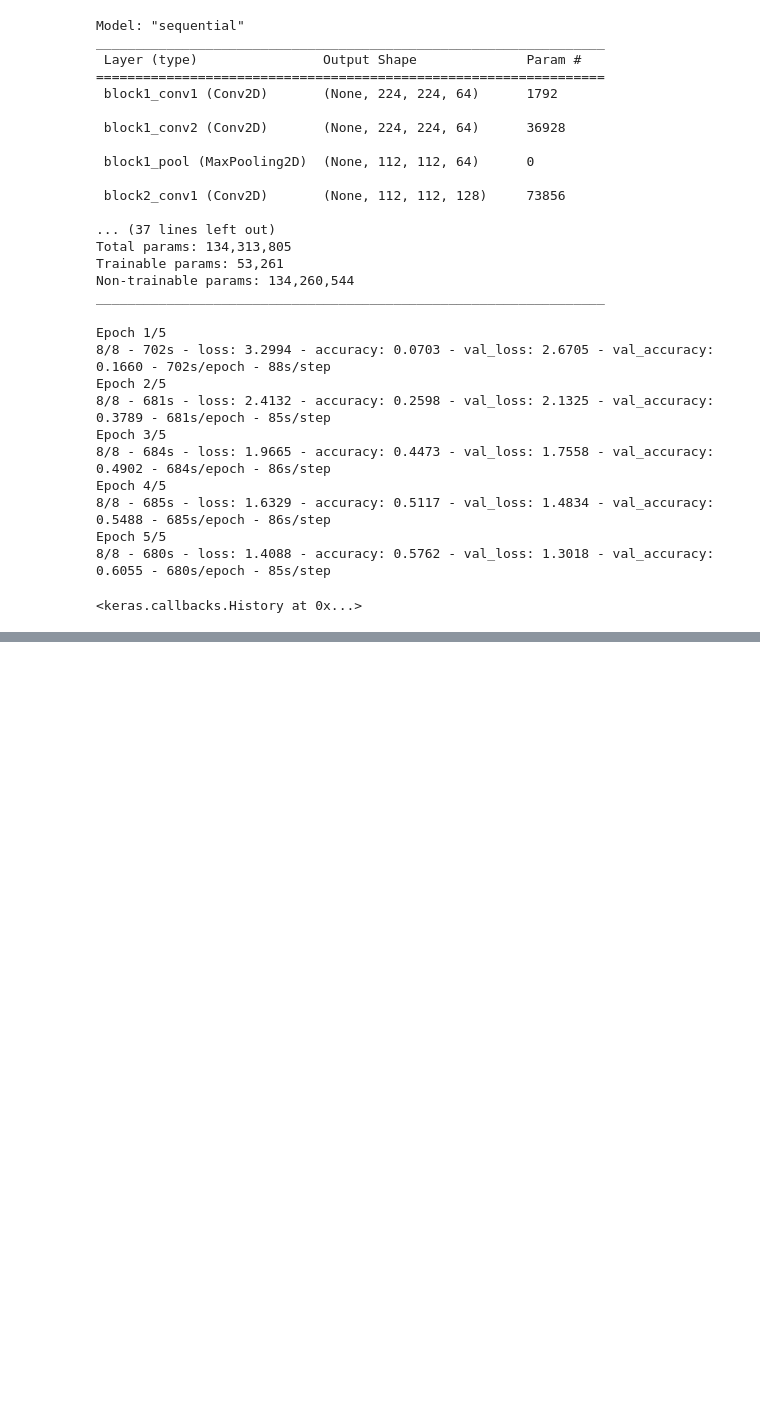
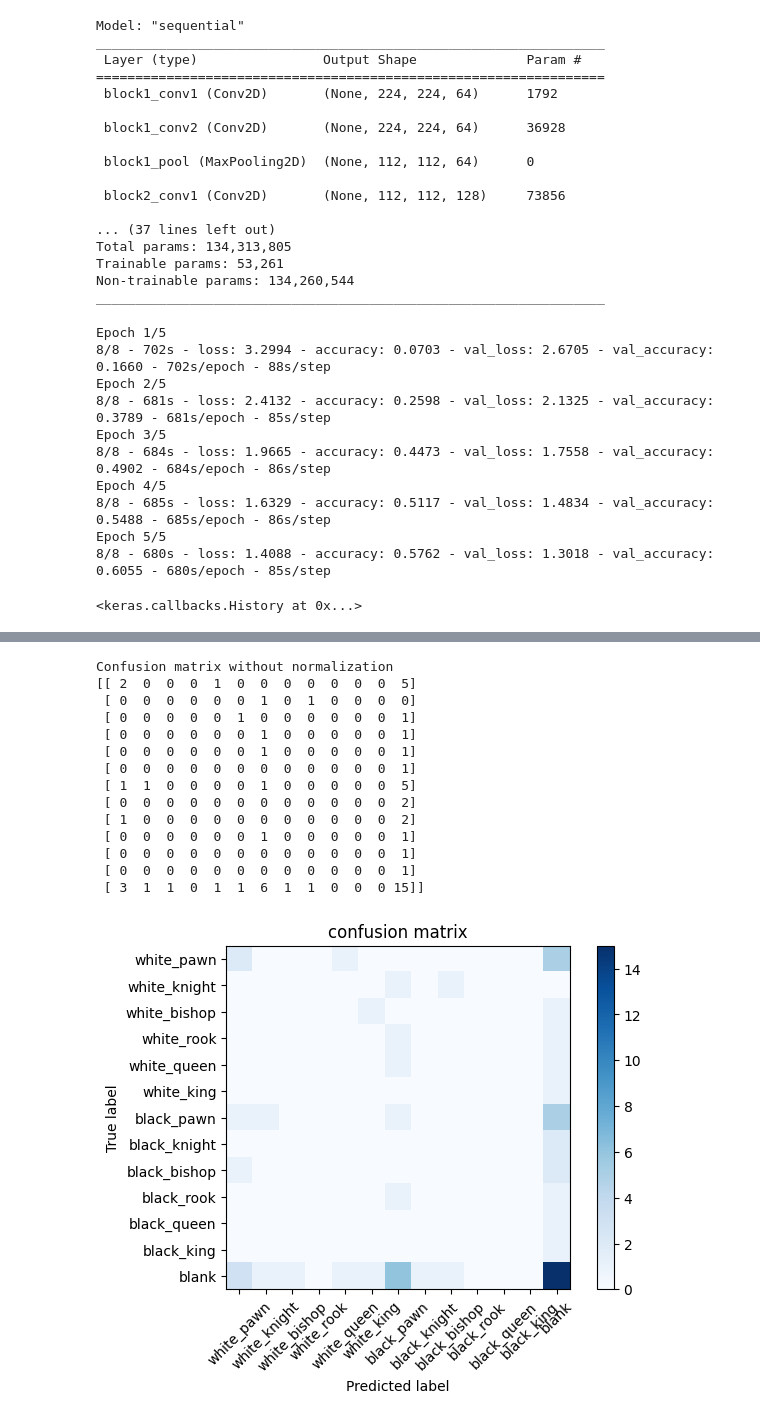
Before and after one commit to edward-lemonade/ChessClaw, a Jupyter notebook: chessv.ipynb, the cells around one changed output, grey strips where cells are left out. Drawn from its saved outputs; the diff is of its cells as text; code cells hidden in the pictures; blank space fills up the shorter version.

Commit message:
feat: confusion matrix for the first training

```diff
--- a/chessv.ipynb
+++ b/chessv.ipynb
@@ -72,0 +86,2 @@ Epoch 5/5
+# %%
+model.fit(train_batch, steps_per_epoch=8, epochs=5, validation_data=validate_batch, validation_steps=64, verbose=2)
@@ -72,0 +100,2 @@ Epoch 5/5
+# %%
+model.fit(train_batch, steps_per_epoch=8, epochs=5, validation_data=validate_batch, validation_steps=64, verbose=2)
@@ -72,0 +114,46 @@ Epoch 5/5
+# %%
+predictions = model.predict_generator(test_batch, steps=1, verbose=0)
+# %%
+def plot_confusion_map(cm, classes, normalize=False, title="confusion matrix", cmap=plt.cm.Blues):
+    plt.imshow(cm, interpolation="nearest", cmap=cmap)
+    plt.title(title)
+    plt.colorbar()
+    tick_marks = np.arange(len(classes))
+    plt.xticks(tick_marks, classes, rotation=45)
+    plt.yticks(tick_marks, classes)
+    if normalize:
+        cm = cm.astype("float") / cm.sum(axis=1)[:, np.newaxis]
+        print("Normalized confusion matrix")
+    else:
+        print("Confusion matrix without normalization")
+    print(cm)
+    thresh = cm.max() / 2
+    for i, j in itertools.product(range(cm.shape[0], cm.shape[1])):
+        plt.text(j, i, cm[i,j],
+                 horizontalalignment="center",
+                 color="white" if cm[i, j] > thresh else "black")
+    plt.tight_layout()
+    plt.ylabel("True label")
+    plt.xlabel("Predicted label")
+# %%
+t_images, t_data = next(test_batch)
+p_map = [ max([(v, i) for i, v in enumerate(r)])[1] for r in predictions ]
+t_map = [ max([(v, i) for i, v in enumerate(r)])[1] for r in t_data ]
+cm = confusion_matrix(t_map, p_map)
+plot_confusion_map(cm, class_labels)
+# %% [output]
+Confusion matrix without normalization
+[[ 2  0  0  0  1  0  0  0  0  0  0  0  5]
+ [ 0  0  0  0  0  0  1  0  1  0  0  0  0]
+ [ 0  0  0  0  0  1  0  0  0  0  0  0  1]
+ [ 0  0  0  0  0  0  1  0  0  0  0  0  1]
+ [ 0  0  0  0  0  0  1  0  0  0  0  0  1]
+ [ 0  0  0  0  0  0  0  0  0  0  0  0  1]
+ [ 1  1  0  0  0  0  1  0  0  0  0  0  5]
+ [ 0  0  0  0  0  0  0  0  0  0  0  0  2]
+ [ 1  0  0  0  0  0  0  0  0  0  0  0  2]
+ [ 0  0  0  0  0  0  1  0  0  0  0  0  1]
+ [ 0  0  0  0  0  0  0  0  0  0  0  0  1]
+ [ 0  0  0  0  0  0  0  0  0  0  0  0  1]
+ [ 3  1  1  0  1  1  6  1  1  0  0  0 15]]
+[figure, added]
```
Also changed, not shown: parts of 6 cells of this notebook.
